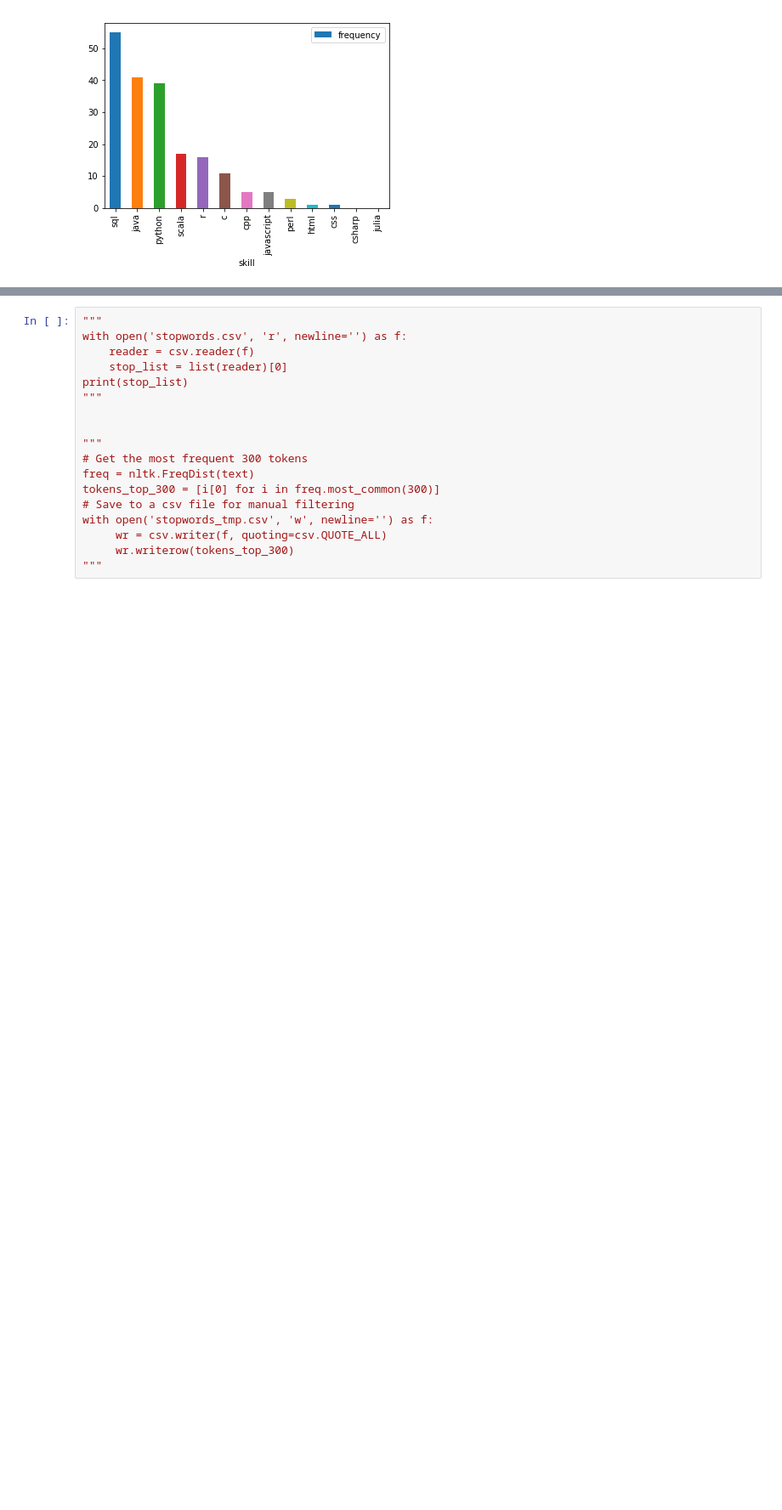
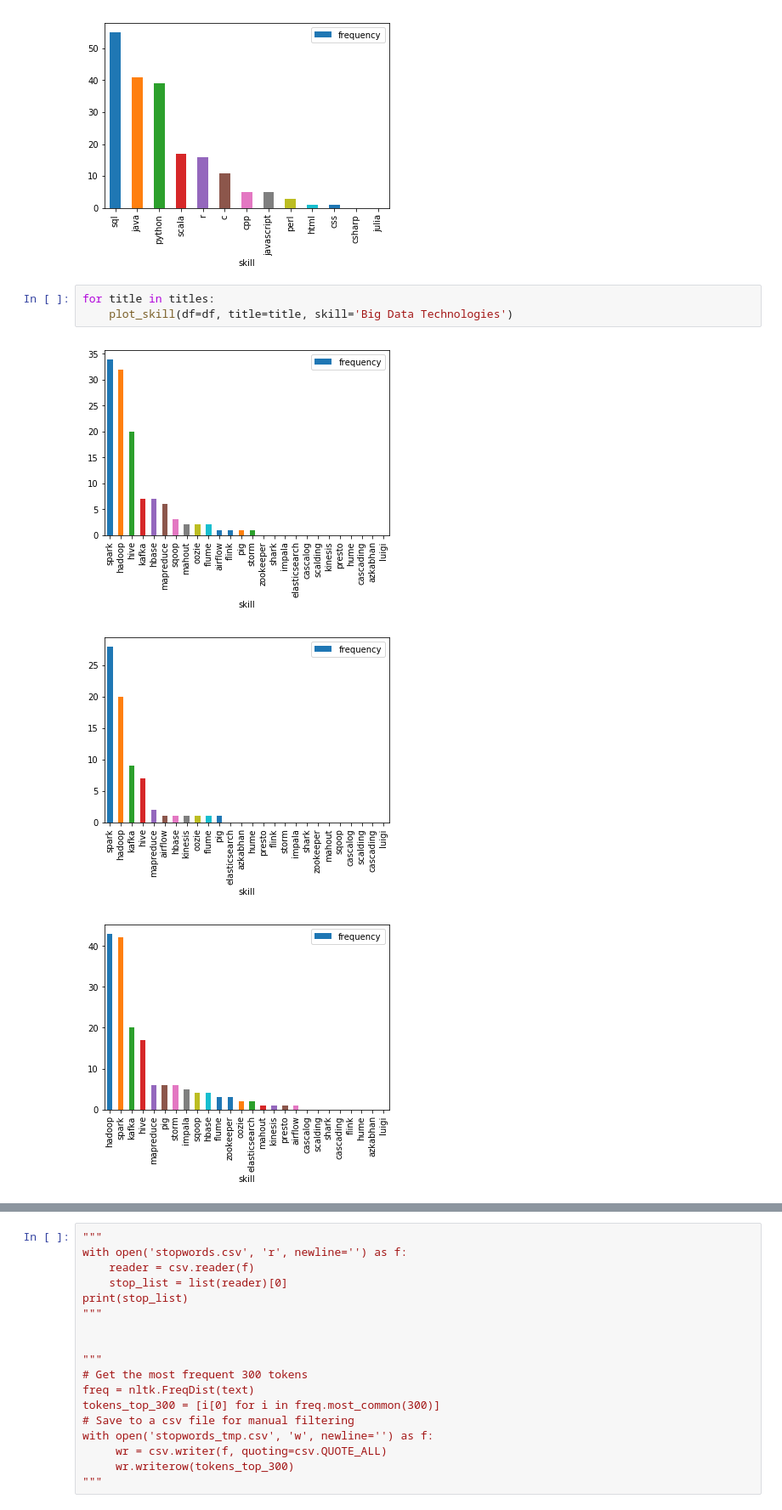
Before and after one commit to georgeliu1998/ideal_profiles, a Jupyter notebook: ideal_profiles_2.ipynb, the cells around one changed output, grey strips where cells are left out. Shown at 85% size. Drawn from its saved outputs; the diff is of its cells as text; blank space fills up the shorter version.

```diff
--- a/ideal_profiles_2.ipynb
+++ b/ideal_profiles_2.ipynb
@@ -155,3 +155,10 @@ for title in titles:
 [figure]
 [figure]
 [figure]
+# %%
+for title in titles:
+    plot_skill(df=df, title=title, skill='Big Data Technologies')
+# %% [output]
+[figure, added]
+[figure, added]
+[figure, added]
```
Also changed, not shown: parts of 5 cells of this notebook.
